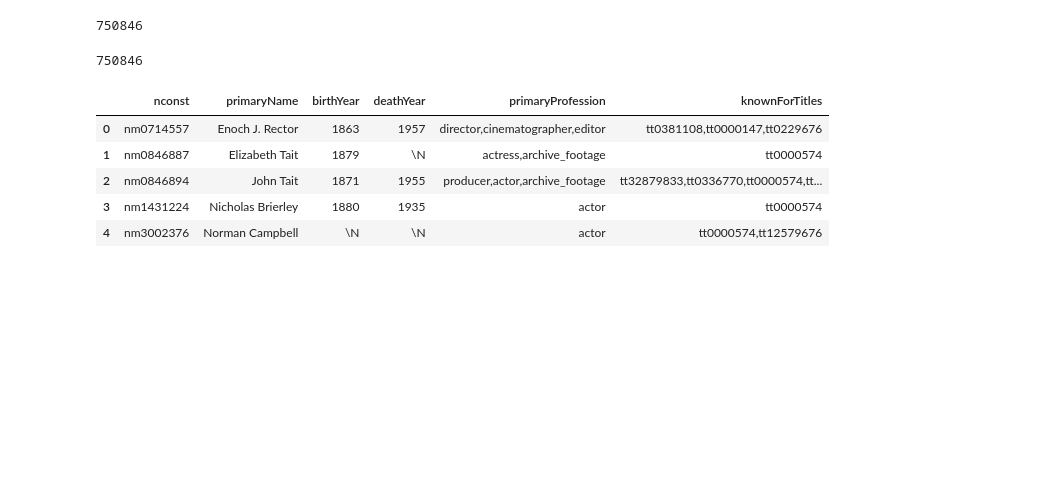
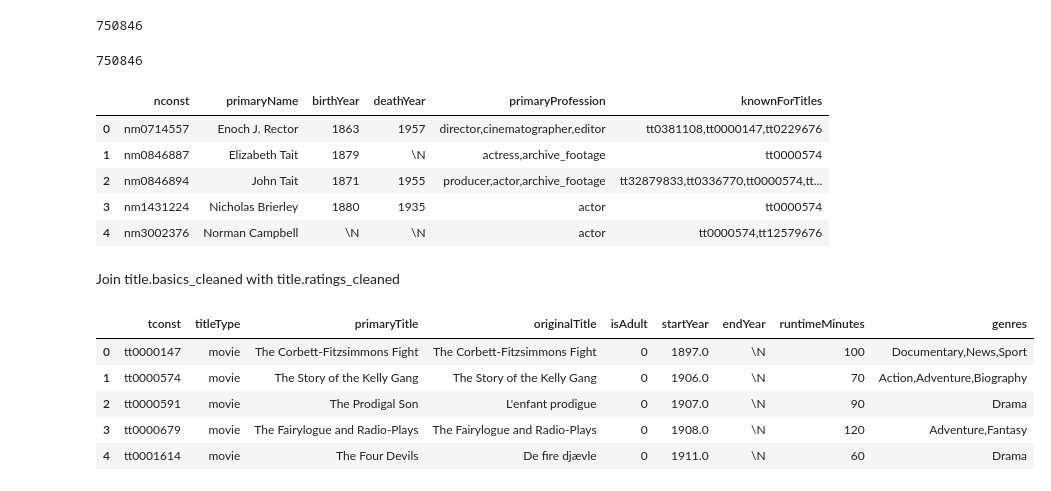
Before and after one commit to hunterAntal/IMDb-Analyser, a Jupyter notebook: Data_cleaning/clean_empty_data.ipynb, the cells around one changed output. Cells and saved outputs as stored; diff of their text form; code cells hidden in the pictures; blank space fills up the shorter version.

```diff
--- a/Data_cleaning/clean_empty_data.ipynb
+++ b/Data_cleaning/clean_empty_data.ipynb
@@ -249,3 +249,26 @@ df.head()
 | 2 | nm0846894 | John Tait | 1871 | 1955 | producer,actor,archive_footage | tt32879833,tt0336770,tt0000574,tt... |
 | 3 | nm1431224 | Nicholas Brierley | 1880 | 1935 | actor | tt0000574 |
 | 4 | nm3002376 | Norman Campbell | \N | \N | actor | tt0000574,tt12579676 |
+# %% [markdown]
+Join title.basics_cleaned with title.ratings_cleaned
+# %%
+# Query the collection - this returns a cursor
+cursor = db["title.basics_cleaned"].find()
+
+# Convert the cursor to a list of documents, then create a DataFrame
+movies_list = list(cursor)
+movies_df = pd.DataFrame(movies_list)
+
+# Drop the MongoDB autogenerated '_id' column
+if '_id' in movies_df.columns:
+    movies_df = movies_df.drop('_id', axis=1)
+
+
+movies_df.head()
+# %% [output]
+|  | tconst | titleType | primaryTitle | originalTitle | isAdult | startYear | endYear | runtimeMinutes | genres |
+| 0 | tt0000147 | movie | The Corbett-Fitzsimmons Fight | The Corbett-Fitzsimmons Fight | 0 | 1897.0 | \N | 100 | Documentary,News,Sport |
+| 1 | tt0000574 | movie | The Story of the Kelly Gang | The Story of the Kelly Gang | 0 | 1906.0 | \N | 70 | Action,Adventure,Biography |
+| 2 | tt0000591 | movie | The Prodigal Son | L'enfant prodigue | 0 | 1907.0 | \N | 90 | Drama |
+| 3 | tt0000679 | movie | The Fairylogue and Radio-Plays | The Fairylogue and Radio-Plays | 0 | 1908.0 | \N | 120 | Adventure,Fantasy |
+| 4 | tt0001614 | movie | The Four Devils | De fire djævle | 0 | 1911.0 | \N | 60 | Drama |
```
Also changed, not shown: parts of 2 cells of this notebook.
